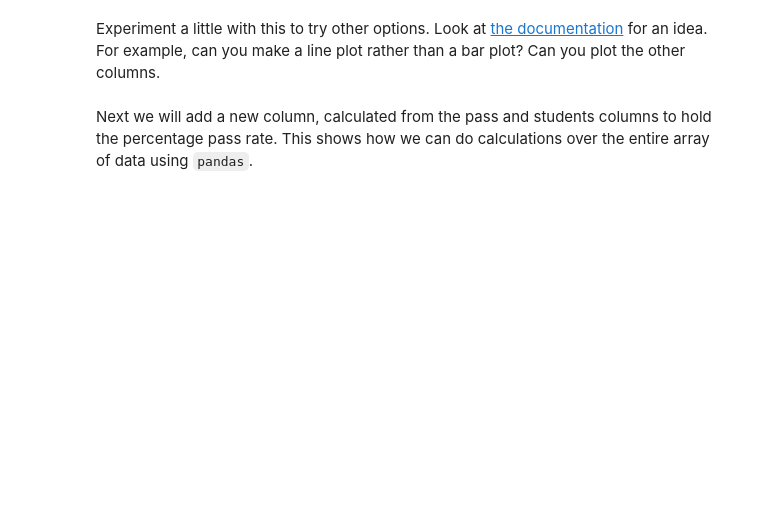
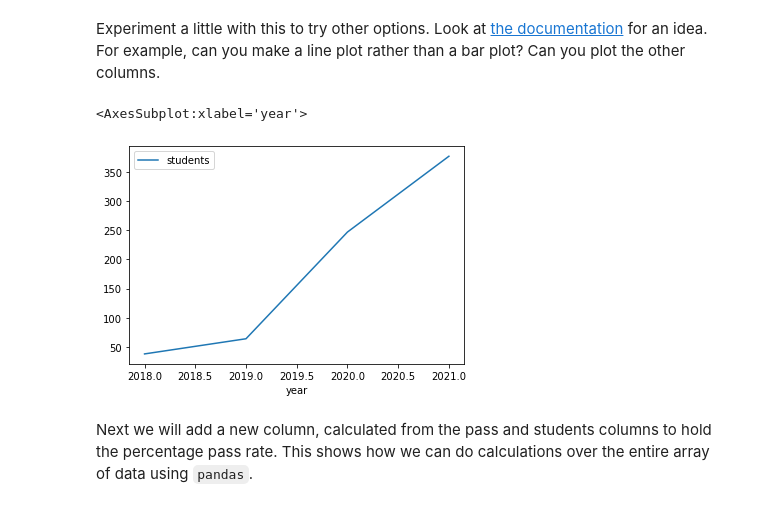
Before and after one commit to wonke2/Data-Science-Workshops, a Jupyter notebook: Workshop Week 1.ipynb, the cells around one changed output. Saved outputs shown, nothing was run; the diff lists cells and outputs as text; code cells hidden in the pictures; blank space fills up the shorter version.

```diff
--- a/Workshop Week 1.ipynb
+++ b/Workshop Week 1.ipynb
@@ -146,6 +151,10 @@ classdata.plot(kind='bar', x='year', y='students')
 Experiment a little with this to try other options. Look at [the documentation](https://pandas.pydata.org/pandas-docs/stable/user_guide/visualization.html) for an idea. For example, can you make a line plot rather than a bar plot? Can you plot the other columns.
 # %%
 # your code here for a different plot
+classdata.plot(kind = "line", x='year', y='students')
+# %% [output]
+<AxesSubplot:xlabel='year'>
+[figure, added]
 # %% [markdown]
 Next we will add a new column, calculated from the pass and students columns to hold the percentage pass rate.  This shows how we can do calculations over the entire array of data using `pandas`.
 # %%
```
Also changed, not shown: parts of 9 cells of this notebook.
